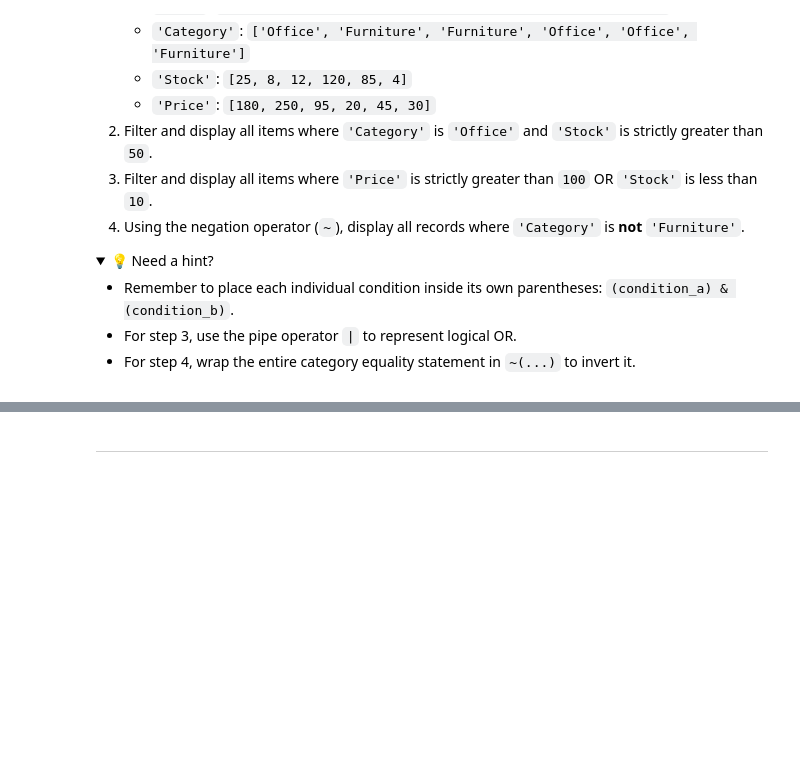
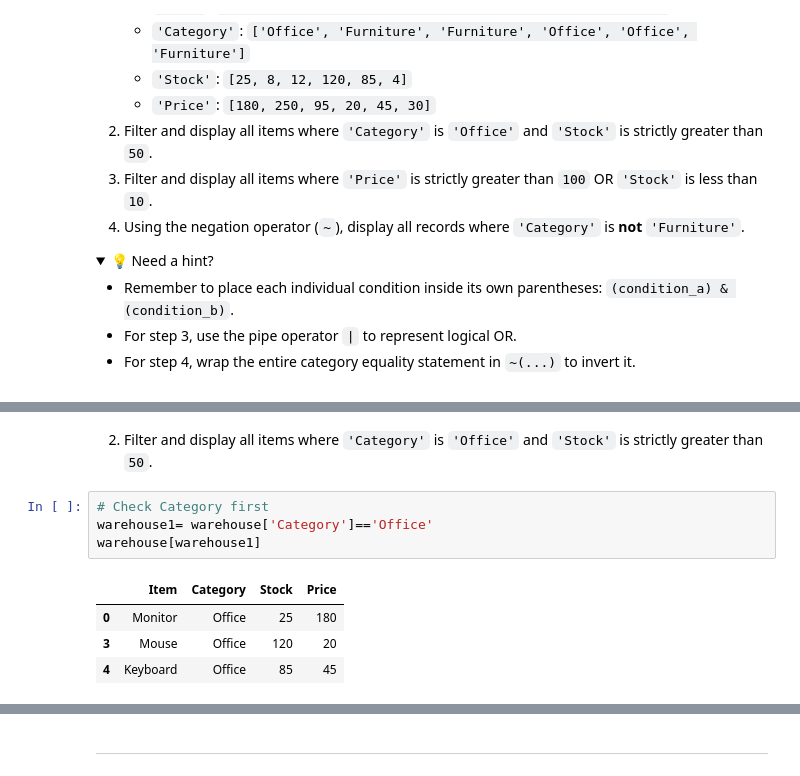
Before and after one commit to ryandilthusha/learning-study-hub, a Jupyter notebook: python/03-pandas-mastery/02_editing_and_filtering_data.ipynb, the cells around one changed output, grey strips where cells are left out. Cells and saved outputs as stored; diff of their text form; folded sections open; blank space fills up the shorter version.

```diff
--- a/python/03-pandas-mastery/02_editing_and_filtering_data.ipynb
+++ b/python/03-pandas-mastery/02_editing_and_filtering_data.ipynb
@@ -344,0 +404,11 @@ print(sales_data[mask_combo])
+# %% [markdown]
+2. Filter and display all items where `'Category'` is `'Office'` and `'Stock'` is strictly greater than `50`.
+# %%
+# Check Category first
+warehouse1= warehouse['Category']=='Office'
+warehouse[warehouse1]
+# %% [output]
+|  | Item | Category | Stock | Price |
+| 0 | Monitor | Office | 25 | 180 |
+| 3 | Mouse | Office | 120 | 20 |
+| 4 | Keyboard | Office | 85 | 45 |
```
Also changed, not shown: parts of 9 cells of this notebook.
